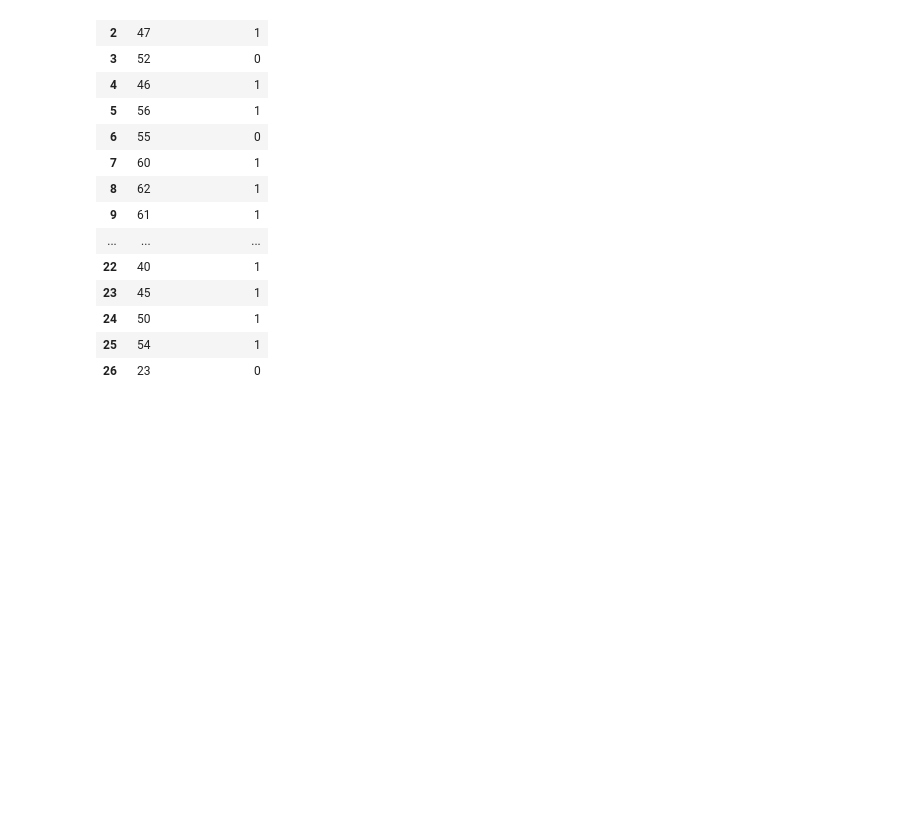
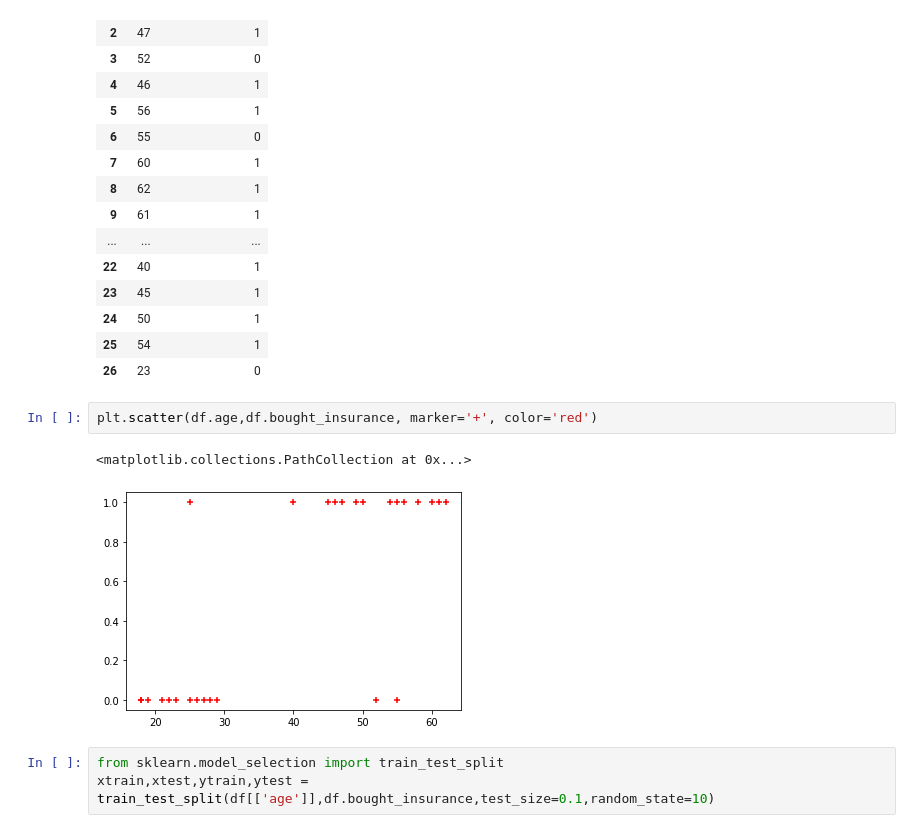
Before and after one commit to AftabUdaipurwala/MachineLearningBasics, a Jupyter notebook: Logistics_Regression.ipynb, the cells around one changed output. Drawn from its saved outputs; the diff is of its cells as text; blank space fills up the shorter version.

```diff
--- a/Logistics_Regression.ipynb
+++ b/Logistics_Regression.ipynb
@@ -34,3 +34,11 @@ df
 | 24 | 50 | 1 |
 | 25 | 54 | 1 |
 | 26 | 23 | 0 |
+# %%
+plt.scatter(df.age,df.bought_insurance, marker='+', color='red')
+# %% [output]
+<matplotlib.collections.PathCollection at 0x...>
+[figure, added]
+# %%
+from sklearn.model_selection import train_test_split
+xtrain,xtest,ytrain,ytest = train_test_split(df[['age']],df.bought_insurance,test_size=0.1,random_state=10)
```
Also changed, not shown: parts of 6 cells of this notebook.
